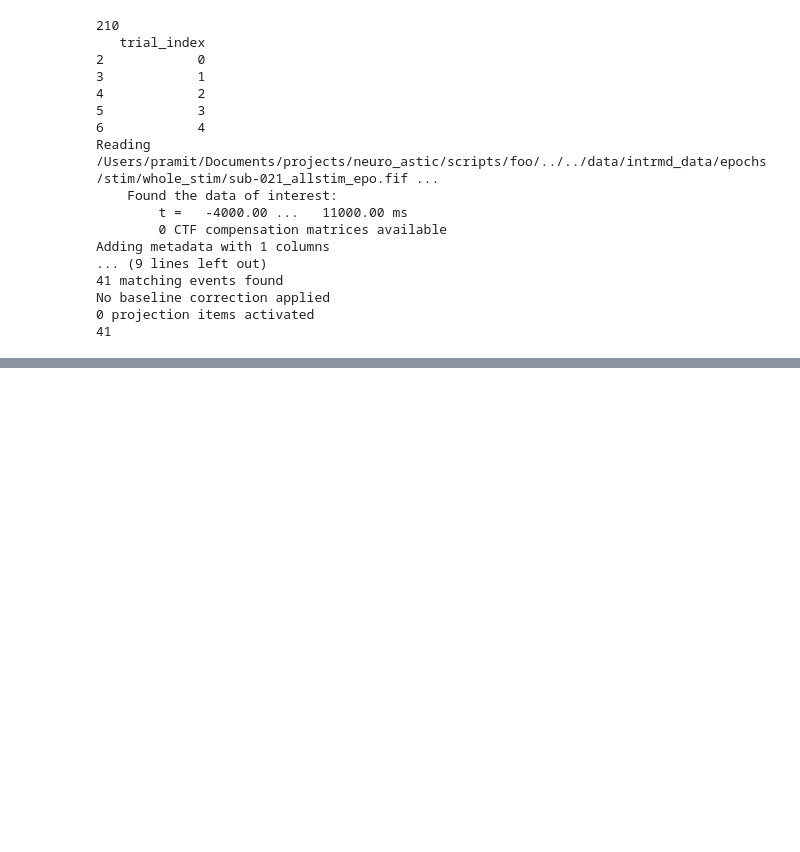
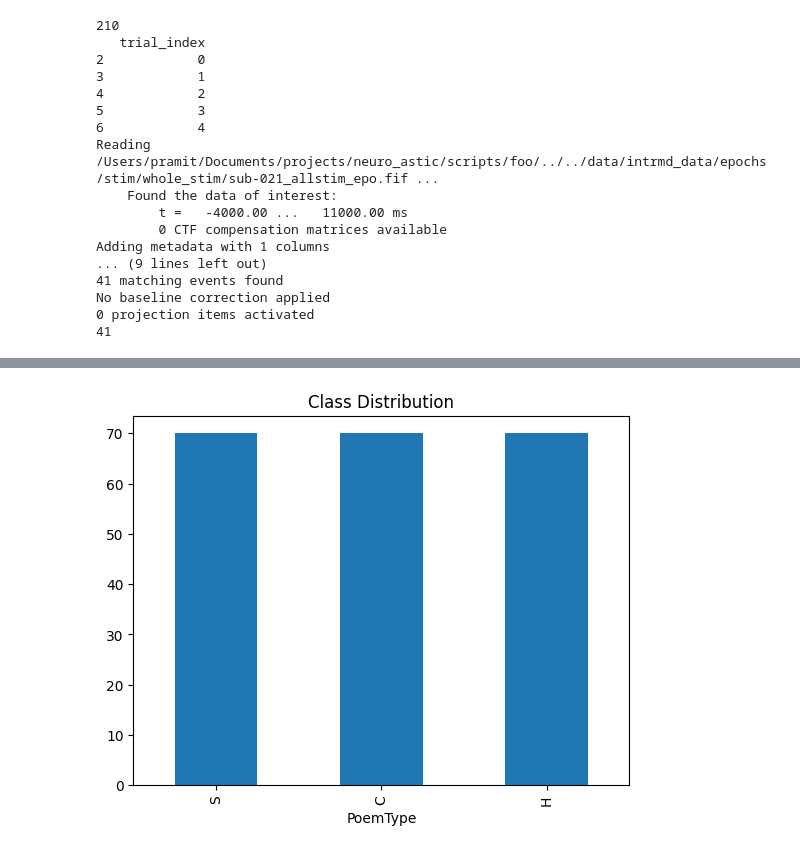
Before and after one commit to promit-3o20/neuro_astic, a Jupyter notebook: scripts/foo/03_epoch_analyse.ipynb, the cells around one changed output, grey strips where cells are left out. Drawn from its saved outputs; the diff is of its cells as text; code cells hidden in the pictures; blank space fills up the shorter version.

```diff
--- a/scripts/foo/03_epoch_analyse.ipynb
+++ b/scripts/foo/03_epoch_analyse.ipynb
@@ -128,3 +131,13 @@ Adding metadata with 1 columns
 No baseline correction applied
 0 projection items activated
 41
+# %%
+import pyarrow.parquet as pq
+
+table = pq.read_table(
+    "../../data/intrmd_data/labeled/sub-021_whole.parquet",
+    thrift_string_size_limit=2**31 - 1,
+    thrift_container_size_limit=2**31 - 1,
+)
+
+df = table.to_pandas()
@@ -130,0 +183,8 @@ No baseline correction applied
+# %%
+import matplotlib.pyplot as plt
+
+df["PoemType"].value_counts().plot(kind="bar")
+plt.title("Class Distribution")
+plt.show()
+# %% [output]
+[figure, added]
```
Also changed, not shown: parts of 4 cells of this notebook, 1 other file.
